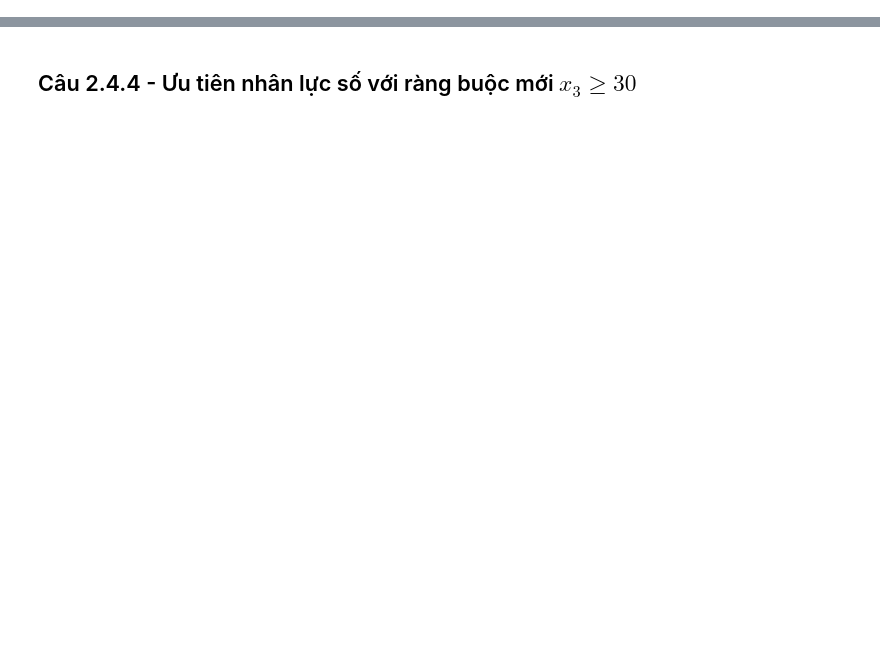
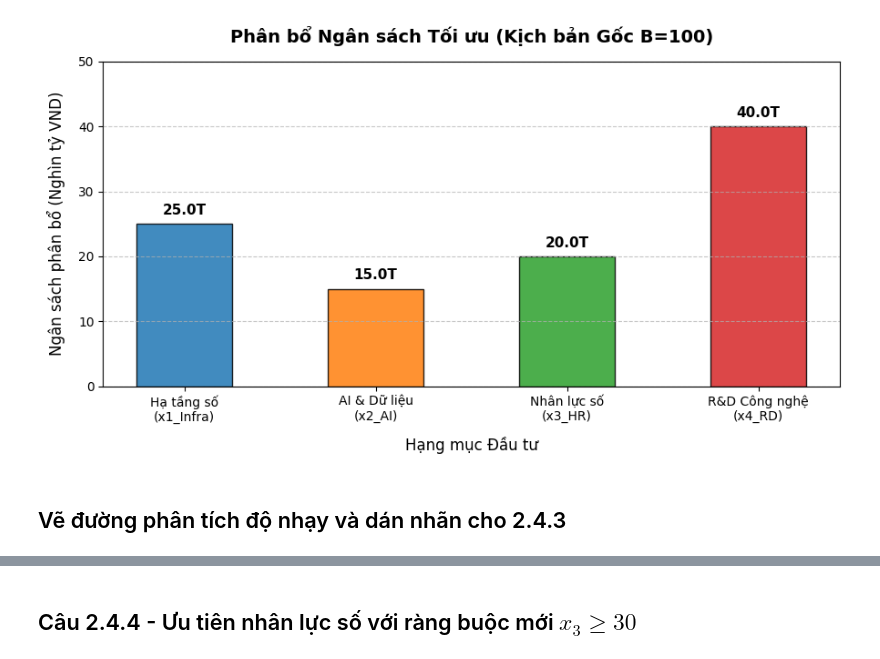
Before and after one commit to Doan0904/aideom_vn, a Jupyter notebook: notebooks/bai02_lp_phan_bo.ipynb, the cells around one changed output, grey strips where cells are left out. Saved outputs shown, nothing was run; the diff lists cells and outputs as text; code cells hidden in the pictures; blank space fills up the shorter version.

```diff
--- a/notebooks/bai02_lp_phan_bo.ipynb
+++ b/notebooks/bai02_lp_phan_bo.ipynb
@@ -74 +99,42 @@ Giá đối ngẫu (Shadow Prices / Dual Values) của các ràng buộc:
+# %%
+import matplotlib.pyplot as plt
+
+# KẾT QUẢ ĐỘNG: Lấy từ biến x_base (chứa kết quả x1, x2, x3, x4)
+# đã được lưu sau khi chạy hàm prob.solve() ở cell trước đó.
+# Không nhập tay (hardcode) để tránh lỗi lệch data!
+categories = [
+    'Hạ tầng số\n(x1_Infra)',
+    'AI & Dữ liệu\n(x2_AI)',
+    'Nhân lực số\n(x3_HR)',
+    'R&D Công nghệ\n(x4_RD)'
+]
+allocations = x_base
+
+# Cấu hình màu sắc chuyên nghiệp
+colors = ['#1f77b4', '#ff7f0e', '#2ca02c', '#d62728']
+plt.figure(figsize=(9, 5))
+bars = plt.bar(categories, allocations, color=colors, width=0.5, edgecolor='black', alpha=0.85)
+
+# Thêm số liệu cụ thể lên đầu mỗi cột
+for bar in bars:
+    yval = bar.get_height()
+    plt.text(bar.get_x() + bar.get_width()/2.0, yval + 1, f"{yval:.1f}T", ha='center', va='bottom', fontsize=11, fontweight='bold')
+
+# Cấu hình tiêu đề và trục
+plt.title('Phân bổ Ngân sách Tối ưu (Kịch bản Gốc B=100)', fontsize=14, fontweight='bold', pad=15)
+plt.xlabel('Hạng mục Đầu tư', fontsize=12, labelpad=10)
+plt.ylabel('Ngân sách phân bổ (Nghìn tỷ VND)', fontsize=12, labelpad=10)
+
+# Linh hoạt trục Y: Lấy cột cao nhất cộng thêm 10 để luôn có khoảng trống cho Text
+plt.ylim(0, max(allocations) + 10)
+
+plt.grid(axis='y', linestyle='--', alpha=0.7)
+
+# Hiển thị biểu đồ
+plt.tight_layout()
+plt.show()
+# %% [output]
+[figure, added]
+# %% [markdown]
+## Vẽ đường phân tích độ nhạy và dán nhãn cho 2.4.3
 # %%
```
Also changed, not shown: parts of 17 cells of this notebook.
